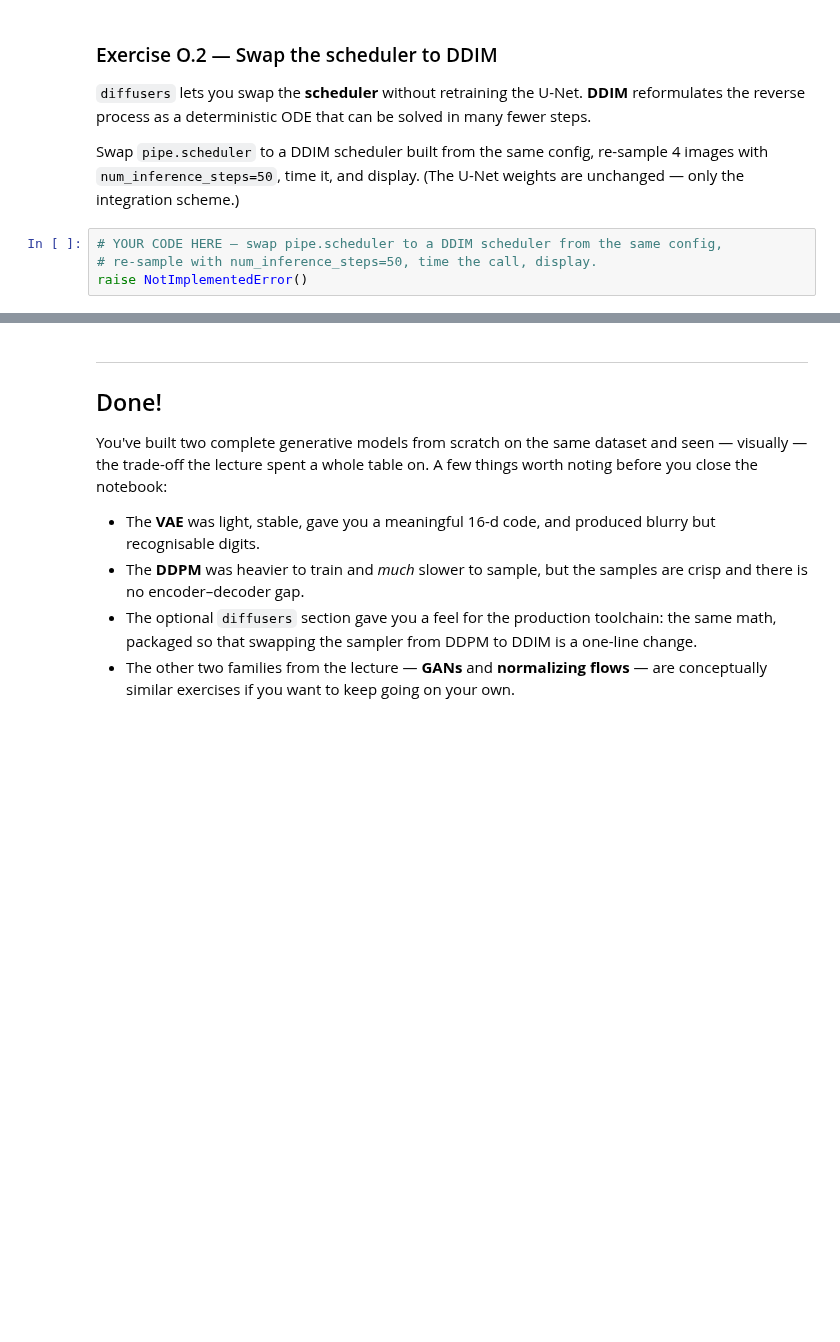
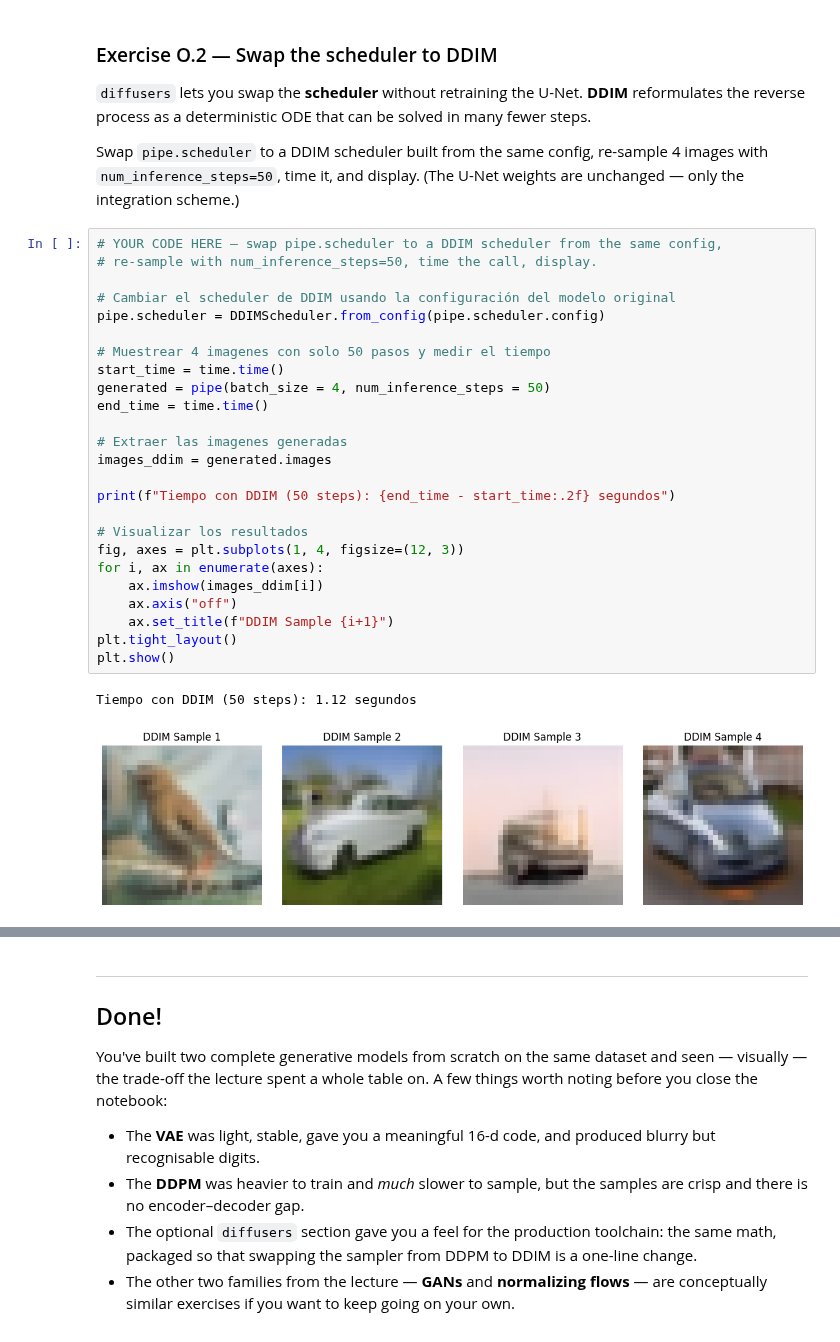
Before and after one commit to naguer019/deep-learning-course-notebooks, a Jupyter notebook: notebooks/notebook_8.ipynb, the cells around one changed output, grey strips where cells are left out. Cells and saved outputs as stored; diff of their text form; blank space fills up the shorter version.

```diff
--- a/notebooks/notebook_8.ipynb
+++ b/notebooks/notebook_8.ipynb
@@ -861,6 +1056,30 @@ Swap `pipe.scheduler` to a DDIM scheduler built from the same config, re-sample
 # %%
 # YOUR CODE HERE — swap pipe.scheduler to a DDIM scheduler from the same config,
 # re-sample with num_inference_steps=50, time the call, display.
-raise NotImplementedError()
+
+# Cambiar el scheduler de DDIM usando la configuración del modelo original
+pipe.scheduler = DDIMScheduler.from_config(pipe.scheduler.config)
+
+# Muestrear 4 imagenes con solo 50 pasos y medir el tiempo
+start_time = time.time()
+generated = pipe(batch_size = 4, num_inference_steps = 50)
+end_time = time.time()
+
+# Extraer las imagenes generadas
+images_ddim = generated.images
+
+print(f"Tiempo con DDIM (50 steps): {end_time - start_time:.2f} segundos")
+
+# Visualizar los resultados
+fig, axes = plt.subplots(1, 4, figsize=(12, 3))
+for i, ax in enumerate(axes):
+    ax.imshow(images_ddim[i])
+    ax.axis("off")
+    ax.set_title(f"DDIM Sample {i+1}")
+plt.tight_layout()
+plt.show()
+# %% [output]
+Tiempo con DDIM (50 steps): 1.12 segundos
+[figure, added]
 # %% [markdown]
 > **Question O.1** — Did the DDIM samples look meaningfully worse with **20× fewer steps**? Connect this to the ODE / deterministic-reformulation note in lecture §5.3.
```
Also changed, not shown: parts of 18 cells of this notebook.
